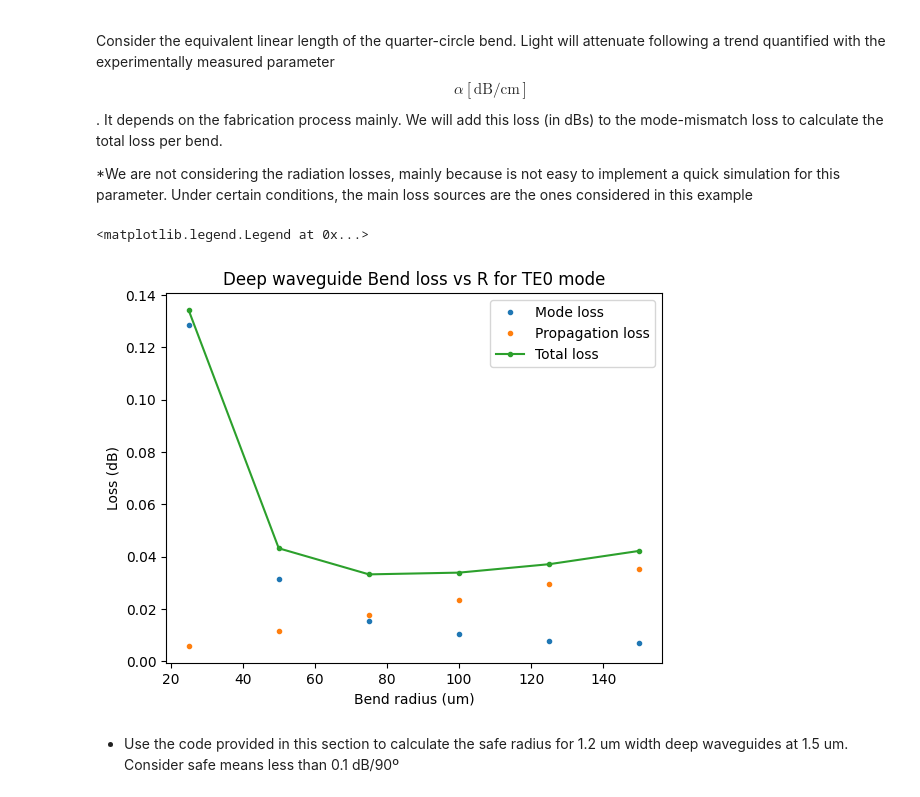
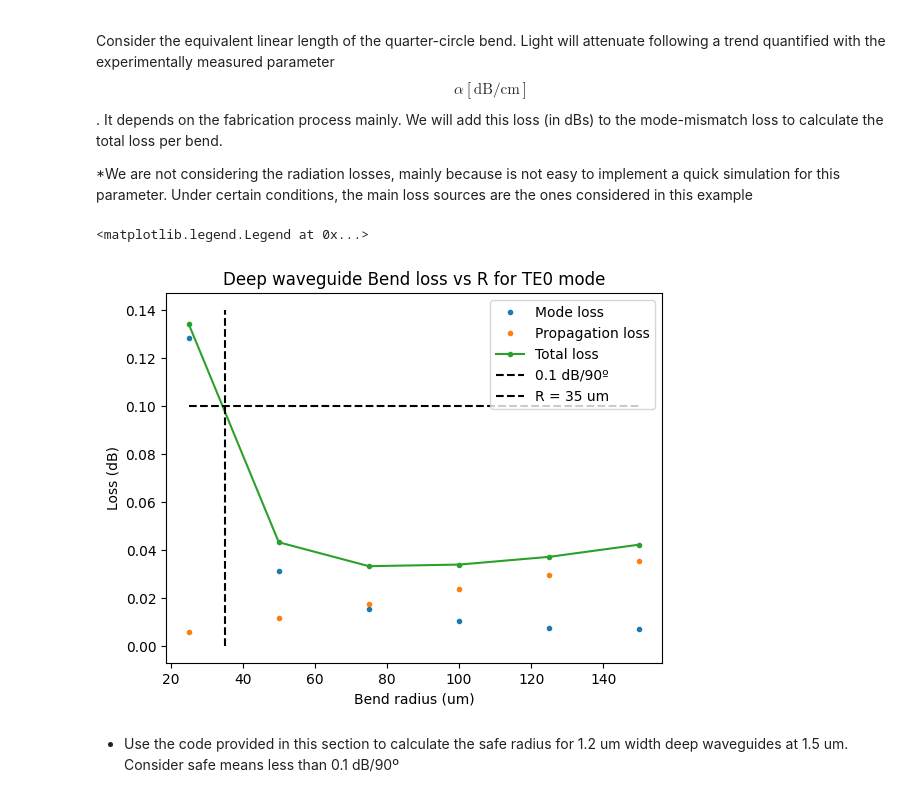
Before and after one commit to jllanoh/cifoin-lab1, a Jupyter notebook: WAVEGUIDES_Student.ipynb, the cells around one changed output. Drawn from its saved outputs; the diff is of its cells as text; code cells hidden in the pictures.

```diff
--- a/WAVEGUIDES_Student.ipynb
+++ b/WAVEGUIDES_Student.ipynb
@@ -616,18 +615,21 @@ Consider the equivalent linear length of the quarter-circle bend. Light will att
 # %%
 dB_cm = 1.5  # dB/cm Technology loss -
 length = 0.5 * np.pi * radii * 1e-6
 propagation_loss = dB_cm * length * 1e2
 propagation_loss
 plt.title("Deep waveguide Bend loss vs R for TE0 mode")
 plt.plot(radii, -10 * np.log10(mismatch), ".", label="Mode loss")
 plt.plot(radii, propagation_loss, ".", label="Propagation loss")
 plt.plot(radii, propagation_loss-10 * np.log10(mismatch), ".-", label="Total loss")
 plt.xlabel("Bend radius (um)")
 plt.ylabel("Loss (dB)")
+plt.hlines(0.1,min(radii),max(radii), colors='k', linestyles='dashed',label='0.1 dB/90º')
+plt.vlines(35,0,0.14, colors='k', linestyles='dashed',label='R = 35 um')
+plt.legend(loc='upper left', bbox_to_anchor=(1, 1))
 plt.legend()
 # %% [output]
 <matplotlib.legend.Legend at 0x...>
-[figure, old version]
+[figure, new version]
 # %% [markdown]
 - Use the code provided in this section to calculate the safe radius for 1.2 um width deep waveguides at 1.5 um. Consider safe means less than 0.1 dB/90º
 # %%
```
Also changed, not shown: parts of 17 cells of this notebook, 2 other files.
